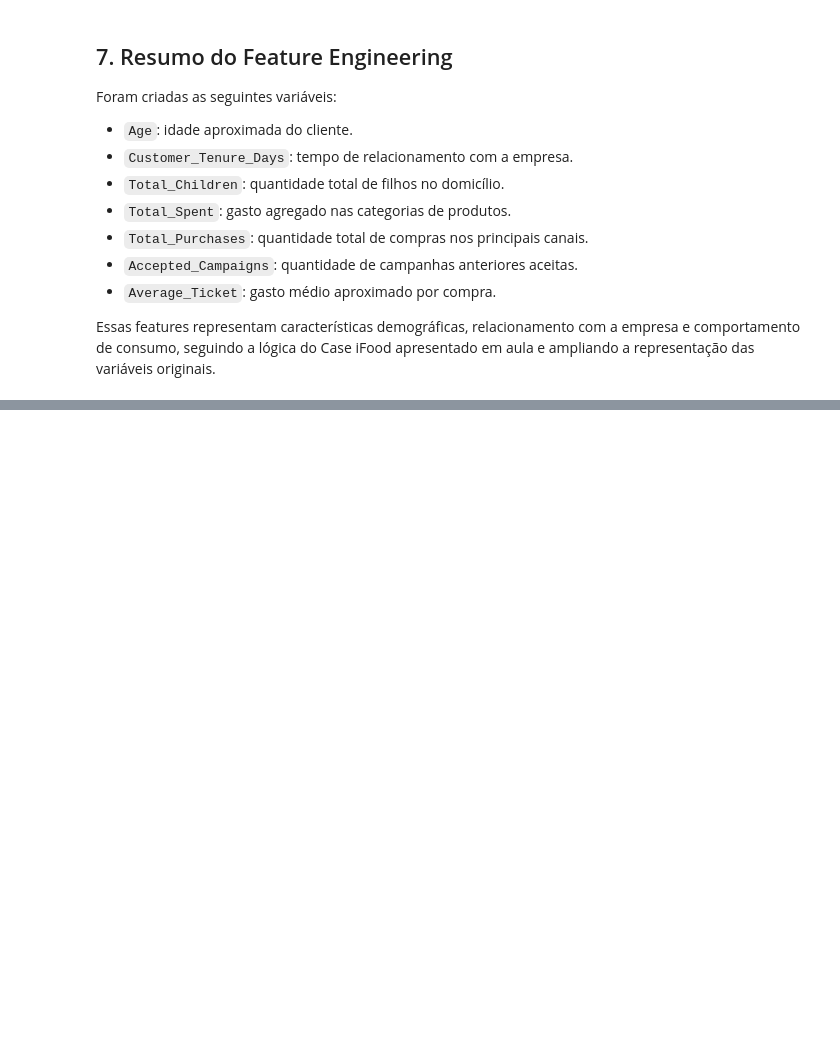
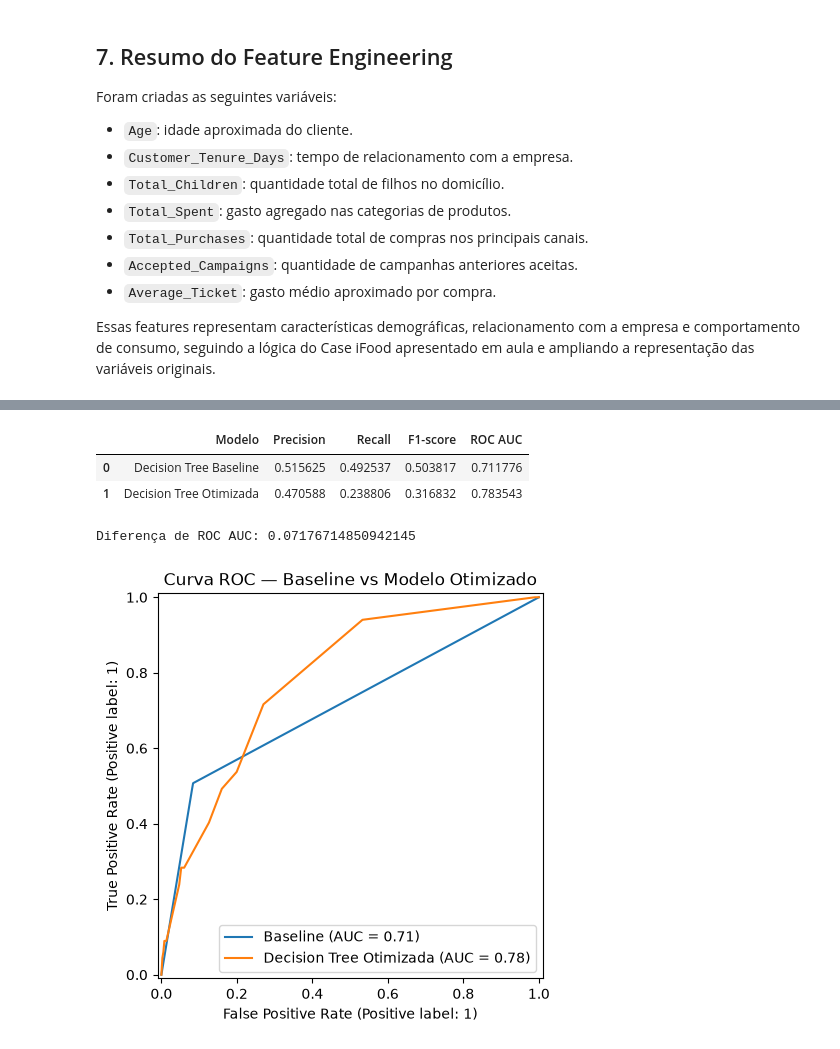
Before and after one commit to matheusrcp14-hub/CP4-Case-iFood, a Jupyter notebook: CP4_IFOOD/notebook/CP4_iFood_ML.ipynb, the cells around one changed output, grey strips where cells are left out. Saved outputs shown, nothing was run; the diff lists cells and outputs as text; code cells hidden in the pictures; blank space fills up the shorter version.

```diff
--- a/CP4_IFOOD/notebook/CP4_iFood_ML.ipynb
+++ b/CP4_IFOOD/notebook/CP4_iFood_ML.ipynb
@@ -498,0 +1037,62 @@ Essas features representam características demográficas, relacionamento com a
+# %%
+final_comparison = pd.DataFrame({
+    "Modelo": [
+        "Decision Tree Baseline",
+        "Decision Tree Otimizada"
+    ],
+    "Precision": [
+        baseline_precision,
+        tuned_precision
+    ],
+    "Recall": [
+        baseline_recall,
+        tuned_recall
+    ],
+    "F1-score": [
+        baseline_f1,
+        tuned_f1
+    ],
+    "ROC AUC": [
+        baseline_roc_auc,
+        tuned_roc_auc
+    ]
+})
+
+final_comparison
+# %% [output]
+|  | Modelo | Precision | Recall | F1-score | ROC AUC |
+| 0 | Decision Tree Baseline | 0.515625 | 0.492537 | 0.503817 | 0.711776 |
+| 1 | Decision Tree Otimizada | 0.470588 | 0.238806 | 0.316832 | 0.783543 |
+# %%
+roc_improvement = (
+    tuned_roc_auc -
+    baseline_roc_auc
+)
+
+print(
+    "Diferença de ROC AUC:",
+    roc_improvement
+)
+# %% [output]
+Diferença de ROC AUC: 0.07176714850942145
+# %%
+fig, ax = plt.subplots(figsize=(7,5))
+
+RocCurveDisplay.from_predictions(
+    y_test,
+    y_proba_baseline,
+    name="Baseline",
+    ax=ax
+)
+
+RocCurveDisplay.from_predictions(
+    y_test,
+    y_proba_tuned,
+    name="Decision Tree Otimizada",
+    ax=ax
+)
+
+plt.title("Curva ROC — Baseline vs Modelo Otimizado")
+plt.show()
+# %% [output]
+[figure, added]
```
Also changed, not shown: parts of 31 cells of this notebook.
